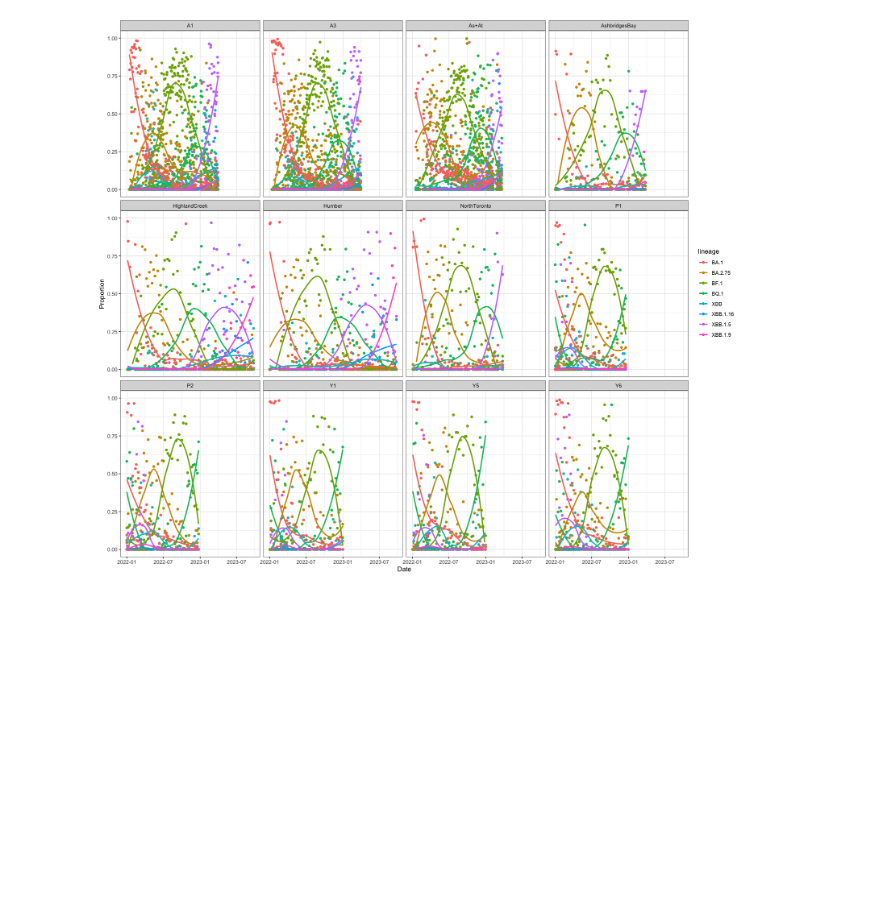
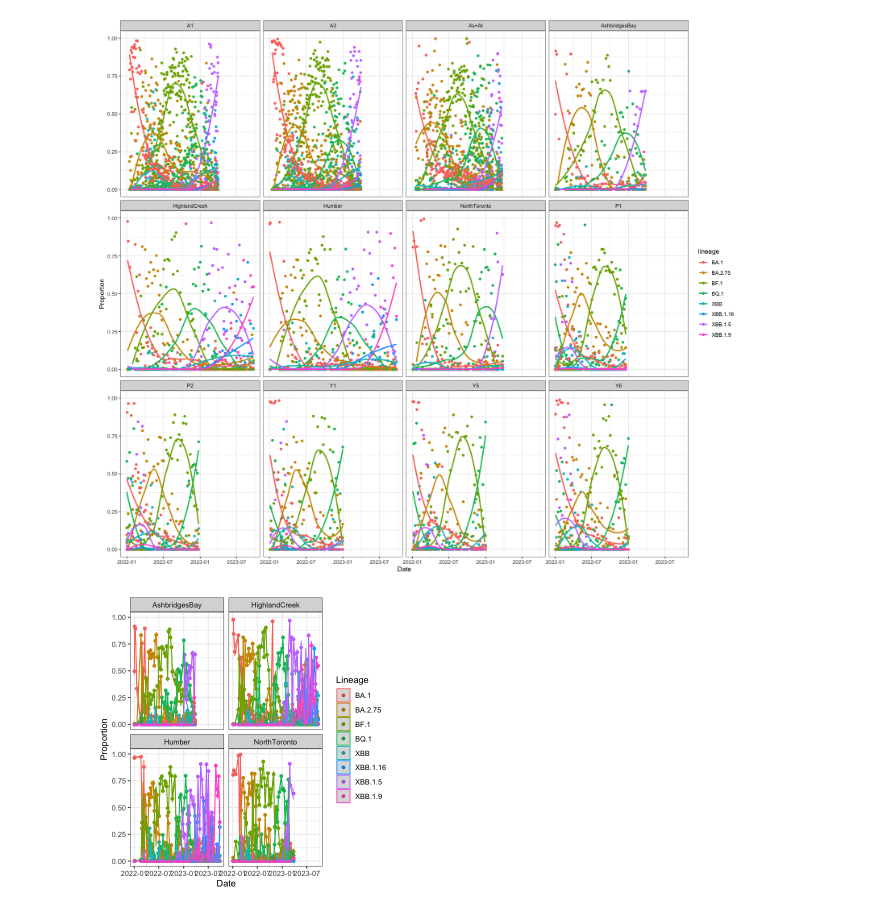
Before and after one commit to DASL-Lab/data-treatment-plant, a Jupyter notebook: provoc/PRJNA1088471-Overton.ipynb, the cells around one changed output. Saved outputs shown, nothing was run; the diff lists cells and outputs as text; code cells hidden in the pictures; blank space fills up the shorter version.

```diff
--- a/provoc/PRJNA1088471-Overton.ipynb
+++ b/provoc/PRJNA1088471-Overton.ipynb
@@ -78,3 +78,32 @@ gg <- autoplot(res, date_col = "date") +
 suppressWarnings(print(gg))
 # %% [output]
 [figure]
+# %%
+over2 <- dplyr::filter(coco,
+    location %in% c("AshbridgesBay", "NorthToronto", "HighlandCreek", "Humber")
+)
+
+res2 <- provoc(
+    formula = count / coverage ~ BA.1 +
+        BA.2.75 + BF.1 + BQ.1 + XBB +
+        XBB.1.16 + XBB.1.5 + XBB.1.9,
+    data = over2,
+    lineage_defs = barcodes,
+    by = "sra",
+    bootstrap_samples = 100
+)
+# %%
+options(repr.plot.width = 5, repr.plot.height = 5)
+res2$date <- ymd(res2$date)
+
+gg <- autoplot(res2, date_col = "date") +
+    facet_wrap(~ location) +
+    geom_ribbon(aes(ymin = ci_low, ymax = ci_high), alpha = 0.2) +
+    theme_bw() +
+    labs(
+        x = "Date", y = "Proportion",
+        colour = "Lineage"
+    )
+suppressWarnings(print(gg))
+# %% [output]
+[figure, added]
```
Also changed, not shown: parts of 1 cell of this notebook, 4 other files.
